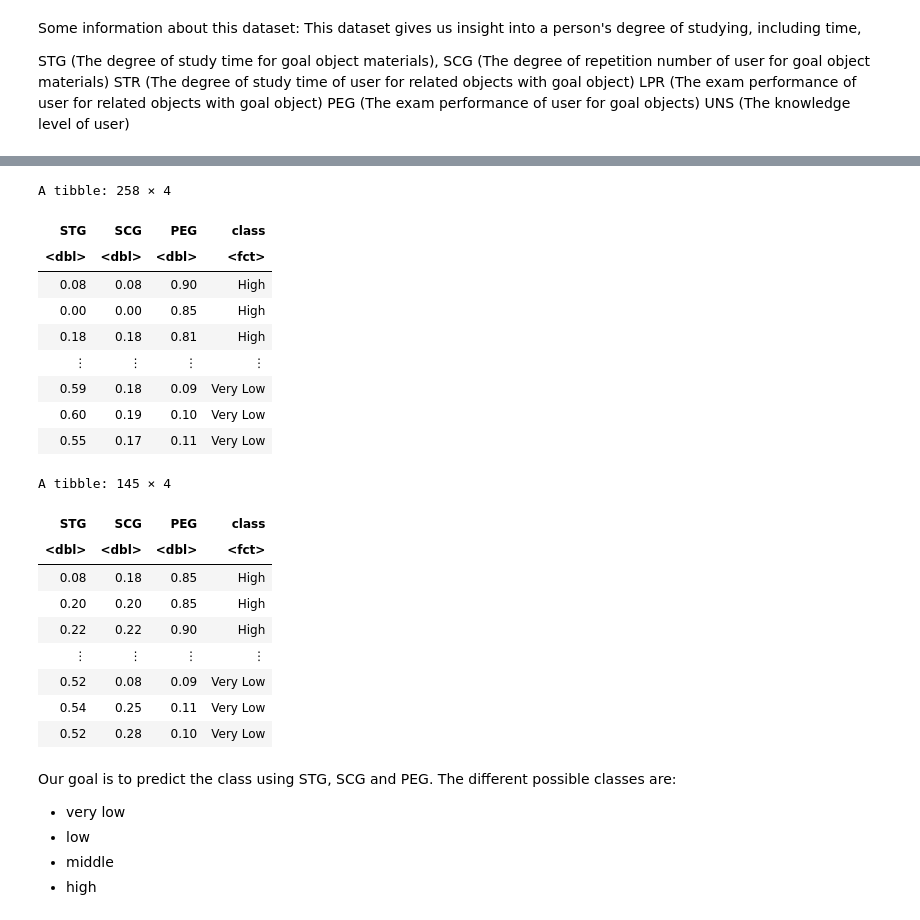
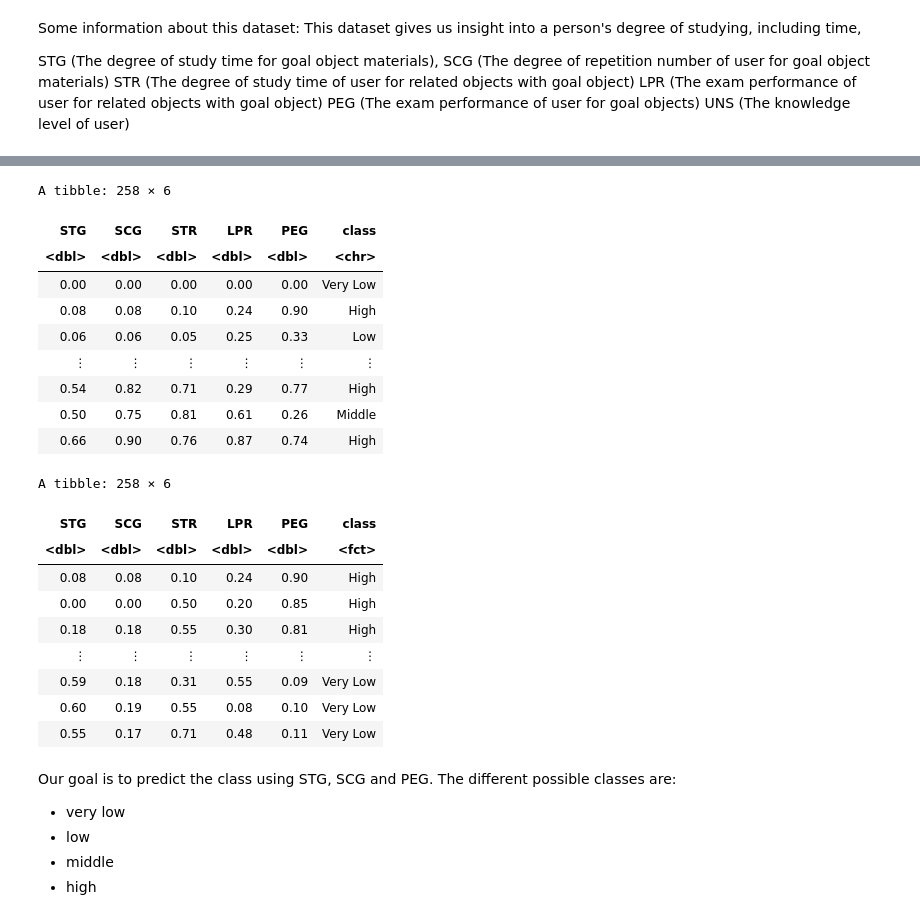
Before and after one commit to yui-ubc/dsci-100-2022w2-section006-group-27, a Jupyter notebook: group_proposal.ipynb, the cells around one changed output, grey strips where cells are left out. Drawn from its saved outputs; the diff is of its cells as text; code cells hidden in the pictures.

```diff
--- a/group_proposal.ipynb
+++ b/group_proposal.ipynb
@@ -61,0 +33,10 @@ A tibble: 145 × 6
+# %%
+url <- "https://archive.ics.uci.edu/ml/machine-learning-databases/00257/Data_User_Modeling_Dataset_Hamdi%20Tolga%20KAHRAMAN.xls"
+
+download.file(url, destfile = "Knowledge.xls")
+knowledge_df <- read_excel(path = "Knowledge.xls", sheet = 2)
+
+#renaming the variable "very_low" to "Very Low" in order to facilitate data analysis with test data later on
+knowledge_df$UNS <- recode(knowledge_df$UNS,
+                                      "very_low" = "Very Low")
+knowledge_df
@@ -101,30 +67,32 @@ A tibble: 145 × 4
+# %%
+knowledge <- mutate(knowledge_df, class=UNS) |>
+ select(STG, SCG,STR,LPR,PEG,class)
+knowledge
+# %% [output]
+A tibble: 258 × 6
+| STG | SCG | STR | LPR | PEG | class |
+| <dbl> | <dbl> | <dbl> | <dbl> | <dbl> | <chr> |
+| 0.00 | 0.00 | 0.00 | 0.00 | 0.00 | Very Low |
+| 0.08 | 0.08 | 0.10 | 0.24 | 0.90 | High |
+| 0.06 | 0.06 | 0.05 | 0.25 | 0.33 | Low |
+| ⋮ | ⋮ | ⋮ | ⋮ | ⋮ | ⋮ |
+| 0.54 | 0.82 | 0.71 | 0.29 | 0.77 | High |
+| 0.50 | 0.75 | 0.81 | 0.61 | 0.26 | Middle |
+| 0.66 | 0.90 | 0.76 | 0.87 | 0.74 | High |
 # %%
-knowledge_train <- knowledge_train[order(knowledge_train$class),] |> mutate(class = as.factor(class))
-knowledge_train
-
-knowledge_test <- knowledge_test[order(knowledge_test$class),] |> mutate(class = as.factor(class))
-knowledge_test
+knowledge <- knowledge[order(knowledge$class),] |> mutate(class = as.factor(class))
+knowledge
 # %% [output]
-A tibble: 258 × 4
+A tibble: 258 × 6
-| STG | SCG | PEG | class |
-| <dbl> | <dbl> | <dbl> | <fct> |
-| 0.08 | 0.08 | 0.90 | High |
-| 0.00 | 0.00 | 0.85 | High |
-| 0.18 | 0.18 | 0.81 | High |
-| ⋮ | ⋮ | ⋮ | ⋮ |
-| 0.59 | 0.18 | 0.09 | Very Low |
-| 0.60 | 0.19 | 0.10 | Very Low |
-| 0.55 | 0.17 | 0.11 | Very Low |
+| STG | SCG | STR | LPR | PEG | class |
+| <dbl> | <dbl> | <dbl> | <dbl> | <dbl> | <fct> |
+| 0.08 | 0.08 | 0.10 | 0.24 | 0.90 | High |
+| 0.00 | 0.00 | 0.50 | 0.20 | 0.85 | High |
+| 0.18 | 0.18 | 0.55 | 0.30 | 0.81 | High |
+| ⋮ | ⋮ | ⋮ | ⋮ | ⋮ | ⋮ |
+| 0.59 | 0.18 | 0.31 | 0.55 | 0.09 | Very Low |
+| 0.60 | 0.19 | 0.55 | 0.08 | 0.10 | Very Low |
+| 0.55 | 0.17 | 0.71 | 0.48 | 0.11 | Very Low |
-A tibble: 145 × 4
-| STG | SCG | PEG | class |
-| <dbl> | <dbl> | <dbl> | <fct> |
-| 0.08 | 0.18 | 0.85 | High |
-| 0.20 | 0.20 | 0.85 | High |
-| 0.22 | 0.22 | 0.90 | High |
-| ⋮ | ⋮ | ⋮ | ⋮ |
-| 0.52 | 0.08 | 0.09 | Very Low |
-| 0.54 | 0.25 | 0.11 | Very Low |
-| 0.52 | 0.28 | 0.10 | Very Low |
 # %% [markdown]
 Our goal is to predict the class using STG, SCG and PEG.
 The different possible classes are:
```
Also changed, not shown: parts of 9 cells of this notebook, 3 other files.
